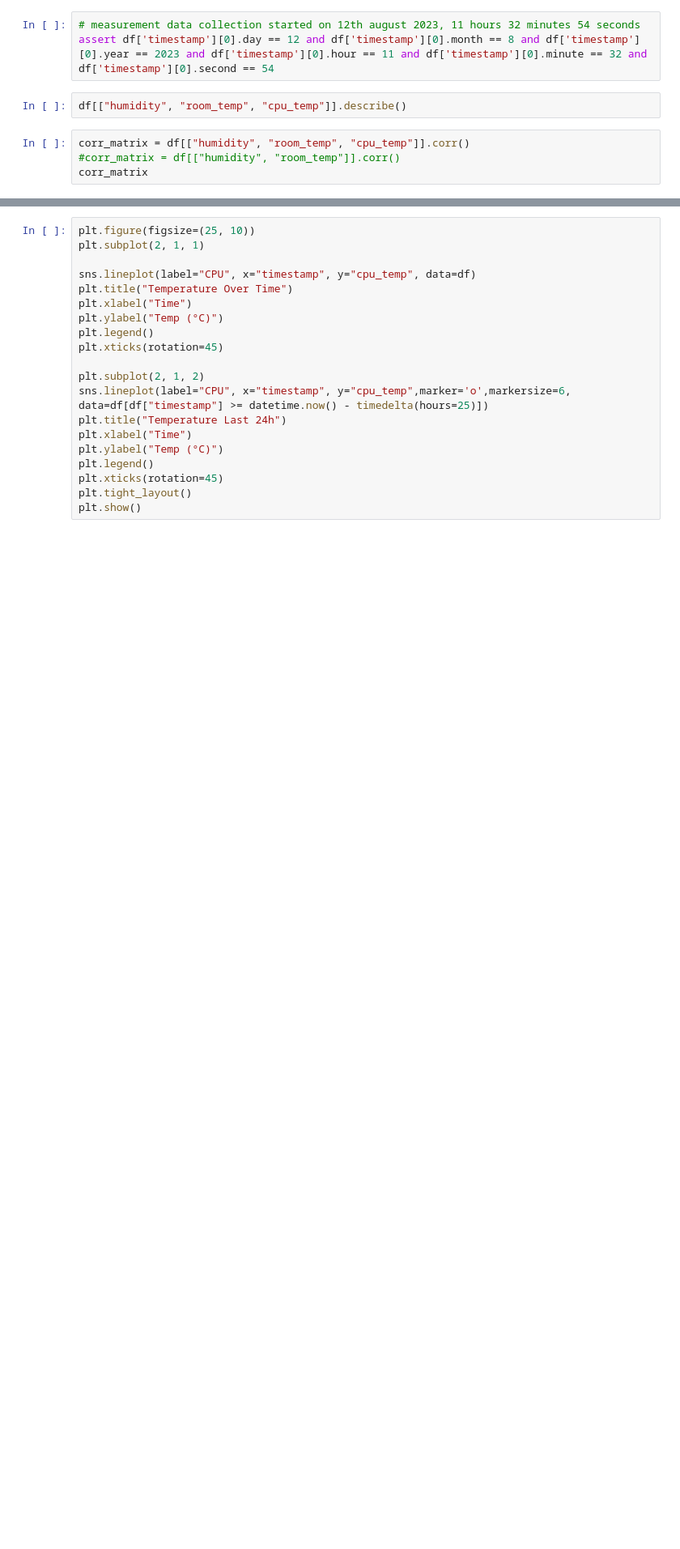
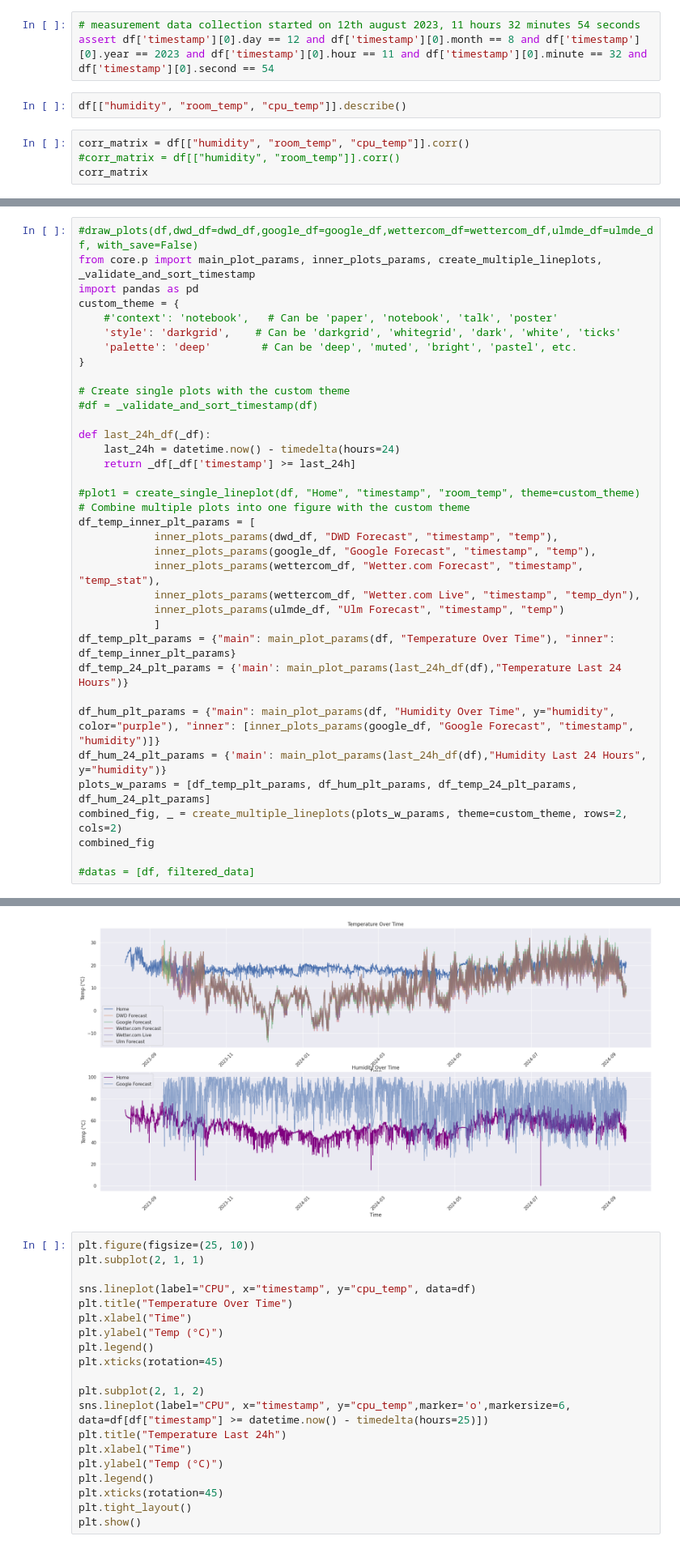
Before and after one commit to wurstbroteater/HomeTemp, a Jupyter notebook: ht_crunch_numbers.ipynb, the cells around one changed output, grey strips where cells are left out. Shown at 81% size. Cells and saved outputs as stored; diff of their text form; blank space fills up the shorter version.

```diff
--- a/ht_crunch_numbers.ipynb
+++ b/ht_crunch_numbers.ipynb
@@ -65,0 +64,37 @@ draw_plots(df,dwd_df=dwd_df,google_df=google_df,wettercom_df=wettercom_df,ulmde_
+# %%
+#draw_plots(df,dwd_df=dwd_df,google_df=google_df,wettercom_df=wettercom_df,ulmde_df=ulmde_df, with_save=False)
+from core.p import main_plot_params, inner_plots_params, create_multiple_lineplots, _validate_and_sort_timestamp
+import pandas as pd
+custom_theme = {
+    #'context': 'notebook',   # Can be 'paper', 'notebook', 'talk', 'poster'
+    'style': 'darkgrid',    # Can be 'darkgrid', 'whitegrid', 'dark', 'white', 'ticks'
+    'palette': 'deep'        # Can be 'deep', 'muted', 'bright', 'pastel', etc.
+}
+
+# Create single plots with the custom theme
+#df = _validate_and_sort_timestamp(df)
+
+def last_24h_df(_df):
+    last_24h = datetime.now() - timedelta(hours=24)
+    return _df[_df['timestamp'] >= last_24h]
+
+#plot1 = create_single_lineplot(df, "Home", "timestamp", "room_temp", theme=custom_theme)
+# Combine multiple plots into one figure with the custom theme
+df_temp_inner_plt_params = [
+            inner_plots_params(dwd_df, "DWD Forecast", "timestamp", "temp"),
+            inner_plots_params(google_df, "Google Forecast", "timestamp", "temp"),
+            inner_plots_params(wettercom_df, "Wetter.com Forecast", "timestamp", "temp_stat"),
+            inner_plots_params(wettercom_df, "Wetter.com Live", "timestamp", "temp_dyn"),
+            inner_plots_params(ulmde_df, "Ulm Forecast", "timestamp", "temp")
+            ]
+df_temp_plt_params = {"main": main_plot_params(df, "Temperature Over Time"), "inner": df_temp_inner_plt_params}
+df_temp_24_plt_params = {'main': main_plot_params(last_24h_df(df),"Temperature Last 24 Hours")}
+
+df_hum_plt_params = {"main": main_plot_params(df, "Humidity Over Time", y="humidity",  color="purple"), "inner": [inner_plots_params(google_df, "Google Forecast", "timestamp", "humidity")]}
+df_hum_24_plt_params = {'main': main_plot_params(last_24h_df(df),"Humidity Last 24 Hours", y="humidity")}
+plots_w_params = [df_temp_plt_params, df_hum_plt_params, df_temp_24_plt_params, df_hum_24_plt_params]
+combined_fig, _ = create_multiple_lineplots(plots_w_params, theme=custom_theme, rows=2, cols=2)
+combined_fig
+
+#datas = [df, filtered_data]
+# %% [output]
@@ -66,3 +111,4 @@ draw_plots(df,dwd_df=dwd_df,google_df=google_df,wettercom_df=wettercom_df,ulmde_
+[figure, added]
 # %%
 plt.figure(figsize=(25, 10))
 plt.subplot(2, 1, 1)
```
Also changed, not shown: parts of 2 cells of this notebook, 1 other file.
